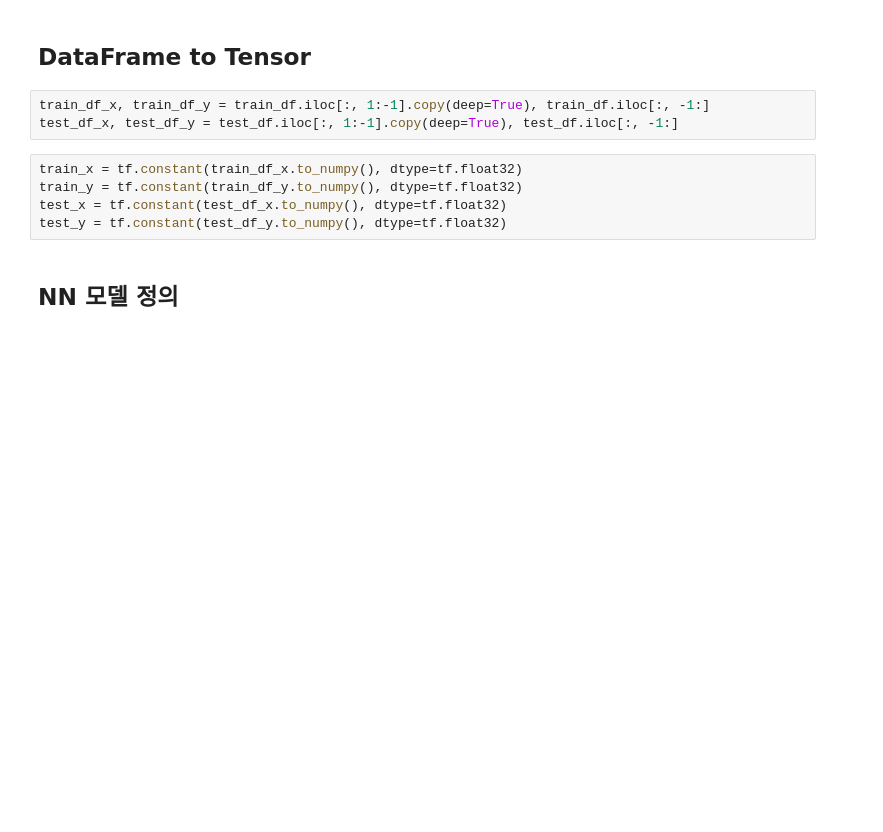
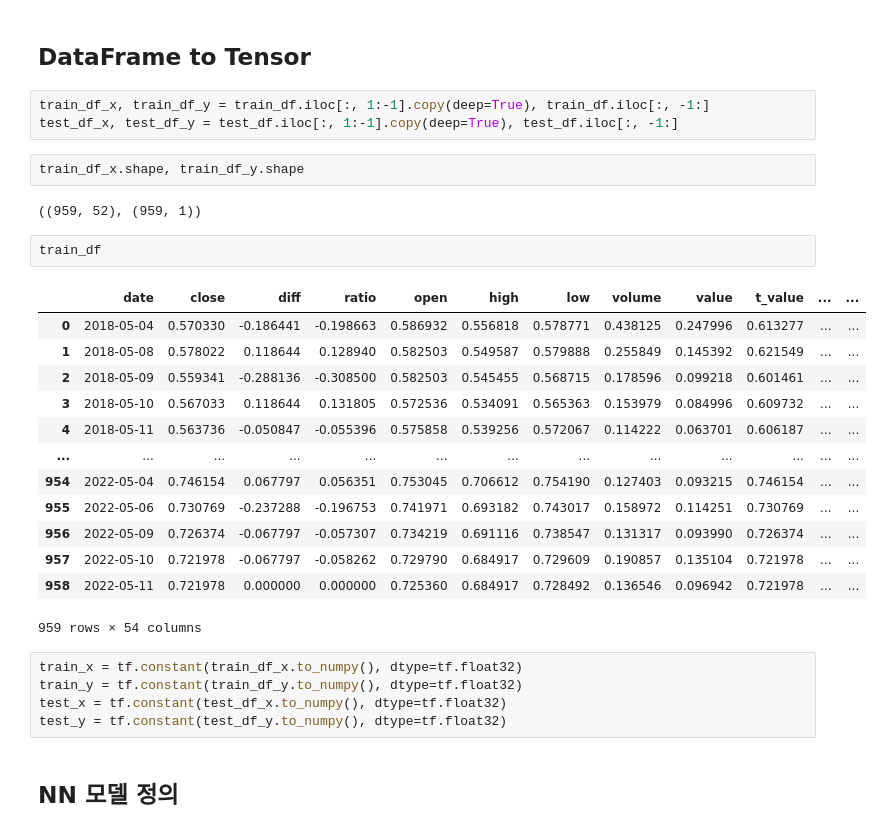
Before and after one commit to freemancho1/freeman, a Jupyter notebook: task/trading/modeling/1.nn.ipynb, the cells around one changed output. Cells and saved outputs as stored; diff of their text form; blank space fills up the shorter version.

```diff
--- a/task/trading/modeling/1.nn.ipynb
+++ b/task/trading/modeling/1.nn.ipynb
@@ -25,6 +25,26 @@ with open(f"/home/freeman/projects/data/trading/temp/max_value.pkl", "rb") as f:
 # %%
 train_df_x, train_df_y = train_df.iloc[:, 1:-1].copy(deep=True), train_df.iloc[:, -1:]
 test_df_x, test_df_y = test_df.iloc[:, 1:-1].copy(deep=True), test_df.iloc[:, -1:]
+# %%
+train_df_x.shape, train_df_y.shape
+# %% [output]
+((959, 52), (959, 1))
+# %%
+train_df
+# %% [output]
+|  | date | close | diff | ratio | open | high | low | volume | value | t_value | ... | ... |
+| 0 | 2018-05-04 | 0.570330 | -0.186441 | -0.198663 | 0.586932 | 0.556818 | 0.578771 | 0.438125 | 0.247996 | 0.613277 | ... | ... |
+| 1 | 2018-05-08 | 0.578022 | 0.118644 | 0.128940 | 0.582503 | 0.549587 | 0.579888 | 0.255849 | 0.145392 | 0.621549 | ... | ... |
+| 2 | 2018-05-09 | 0.559341 | -0.288136 | -0.308500 | 0.582503 | 0.545455 | 0.568715 | 0.178596 | 0.099218 | 0.601461 | ... | ... |
+| 3 | 2018-05-10 | 0.567033 | 0.118644 | 0.131805 | 0.572536 | 0.534091 | 0.565363 | 0.153979 | 0.084996 | 0.609732 | ... | ... |
+| 4 | 2018-05-11 | 0.563736 | -0.050847 | -0.055396 | 0.575858 | 0.539256 | 0.572067 | 0.114222 | 0.063701 | 0.606187 | ... | ... |
+| ... | ... | ... | ... | ... | ... | ... | ... | ... | ... | ... | ... | ... |
+| 954 | 2022-05-04 | 0.746154 | 0.067797 | 0.056351 | 0.753045 | 0.706612 | 0.754190 | 0.127403 | 0.093215 | 0.746154 | ... | ... |
+| 955 | 2022-05-06 | 0.730769 | -0.237288 | -0.196753 | 0.741971 | 0.693182 | 0.743017 | 0.158972 | 0.114251 | 0.730769 | ... | ... |
+| 956 | 2022-05-09 | 0.726374 | -0.067797 | -0.057307 | 0.734219 | 0.691116 | 0.738547 | 0.131317 | 0.093990 | 0.726374 | ... | ... |
+| 957 | 2022-05-10 | 0.721978 | -0.067797 | -0.058262 | 0.729790 | 0.684917 | 0.729609 | 0.190857 | 0.135104 | 0.721978 | ... | ... |
+| 958 | 2022-05-11 | 0.721978 | 0.000000 | 0.000000 | 0.725360 | 0.684917 | 0.728492 | 0.136546 | 0.096942 | 0.721978 | ... | ... |
+959 rows × 54 columns
 # %%
 train_x = tf.constant(train_df_x.to_numpy(), dtype=tf.float32)
 train_y = tf.constant(train_df_y.to_numpy(), dtype=tf.float32)
```
Also changed, not shown: 2 other files.
